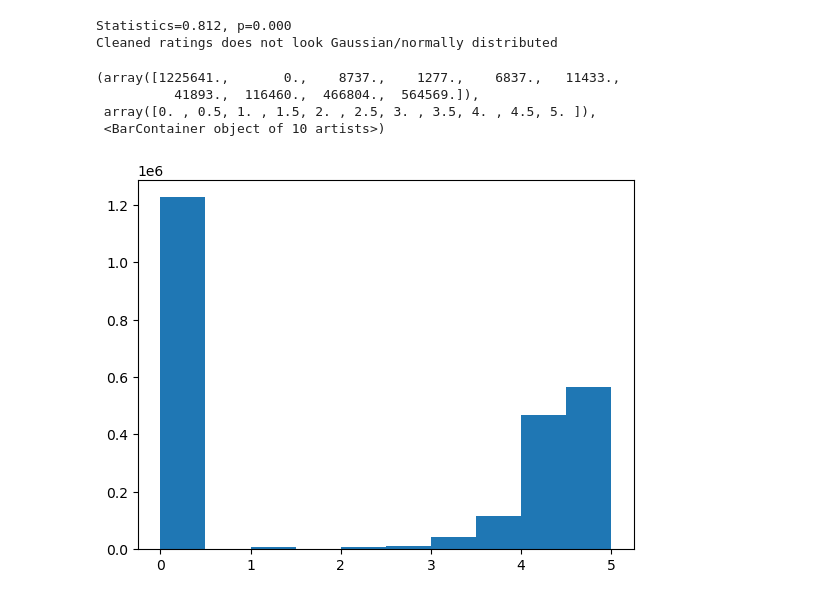
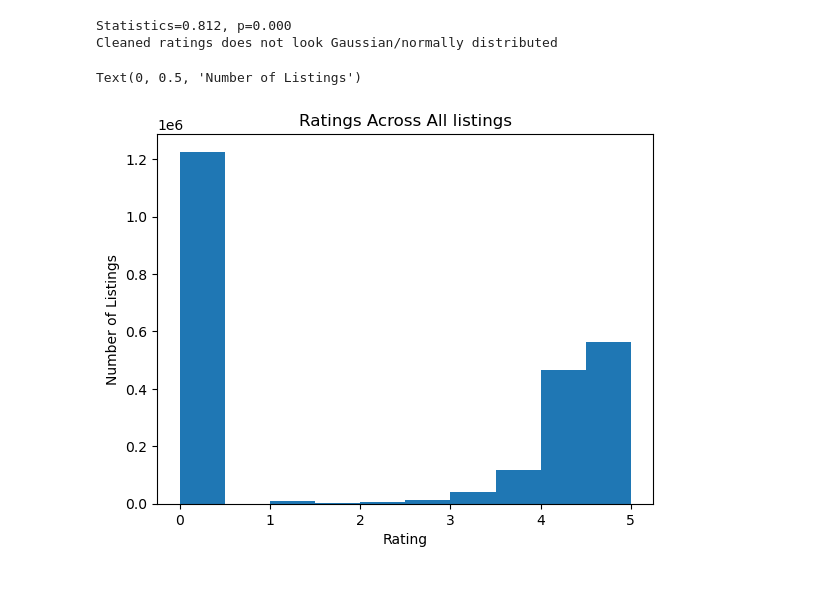
Before and after one commit to claireley/lab-eda-univariate, a Jupyter notebook: lab-univariate.ipynb, the cells around one changed output. Cells and saved outputs as stored; diff of their text form; code cells hidden in the pictures.

```diff
--- a/lab-univariate.ipynb
+++ b/lab-univariate.ipynb
@@ -233,10 +257,10 @@ Statistics=0.812, p=0.000
 Cleaned ratings does not look Gaussian/normally distributed
 # %%
 plt.hist(df.stars)
+plt.title('Ratings Across All listings')
+plt.xlabel('Rating')
+plt.ylabel('Number of Listings')
 # %% [output]
-(array([1225641.,       0.,    8737.,    1277.,    6837.,   11433.,
-          41893.,  116460.,  466804.,  564569.]),
- array([0. , 0.5, 1. , 1.5, 2. , 2.5, 3. , 3.5, 4. , 4.5, 5. ]),
- <BarContainer object of 10 artists>)
+Text(0, 0.5, 'Number of Listings')
-[figure, old version]
+[figure, new version]
 # %%
```
Also changed, not shown: parts of 12 cells of this notebook.
